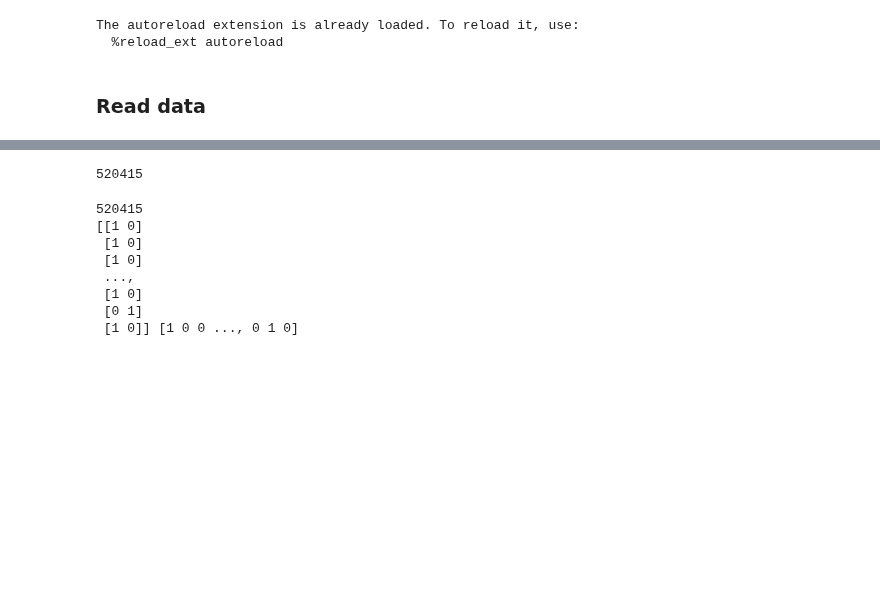
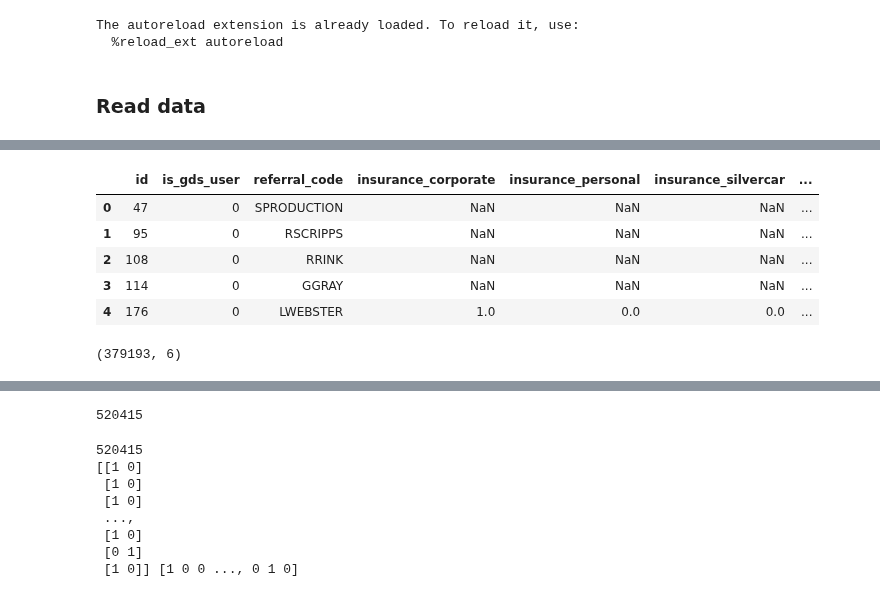
Before and after one commit to mengeling/silvercar-cancellation-predictor, a Jupyter notebook: EDA/modeling.ipynb, the cells around one changed output, grey strips where cells are left out. Drawn from its saved outputs; the diff is of its cells as text; code cells hidden in the pictures; blank space fills up the shorter version.

Commit message:
Hooked up booked table to app

```diff
--- a/EDA/modeling.ipynb
+++ b/EDA/modeling.ipynb
@@ -29,3 +30,7 @@ The autoreload extension is already loaded. To reload it, use:
   %reload_ext autoreload
 # %% [markdown]
 ### Read data
+# %%
+from sqlalchemy import create_engine
+engine = create_engine("postgresql://mengeling:mengeling@localhost:5432/silvercar")
+df_reservations = pd.read_sql_query(C.PAST_RESERVATIONS, con=engine)
@@ -31,0 +86,11 @@ The autoreload extension is already loaded. To reload it, use:
+# %%
+df_users = pd.read_sql_query(C.USERS, con=engine)
+# %%
+df_users.head()
+# %% [output]
+|  | id | is_gds_user | referral_code | insurance_corporate | insurance_personal | insurance_silvercar | ... |
+| 0 | 47 | 0 | SPRODUCTION | NaN | NaN | NaN | ... |
+| 1 | 95 | 0 | RSCRIPPS | NaN | NaN | NaN | ... |
+| 2 | 108 | 0 | RRINK | NaN | NaN | NaN | ... |
+| 3 | 114 | 0 | GGRAY | NaN | NaN | NaN | ... |
+| 4 | 176 | 0 | LWEBSTER | 1.0 | 0.0 | 0.0 | ... |
@@ -31,0 +101,4 @@ The autoreload extension is already loaded. To reload it, use:
+# %%
+df_users.shape
+# %% [output]
+(379193, 6)
```
Also changed, not shown: parts of 15 cells of this notebook, 5 other files.
